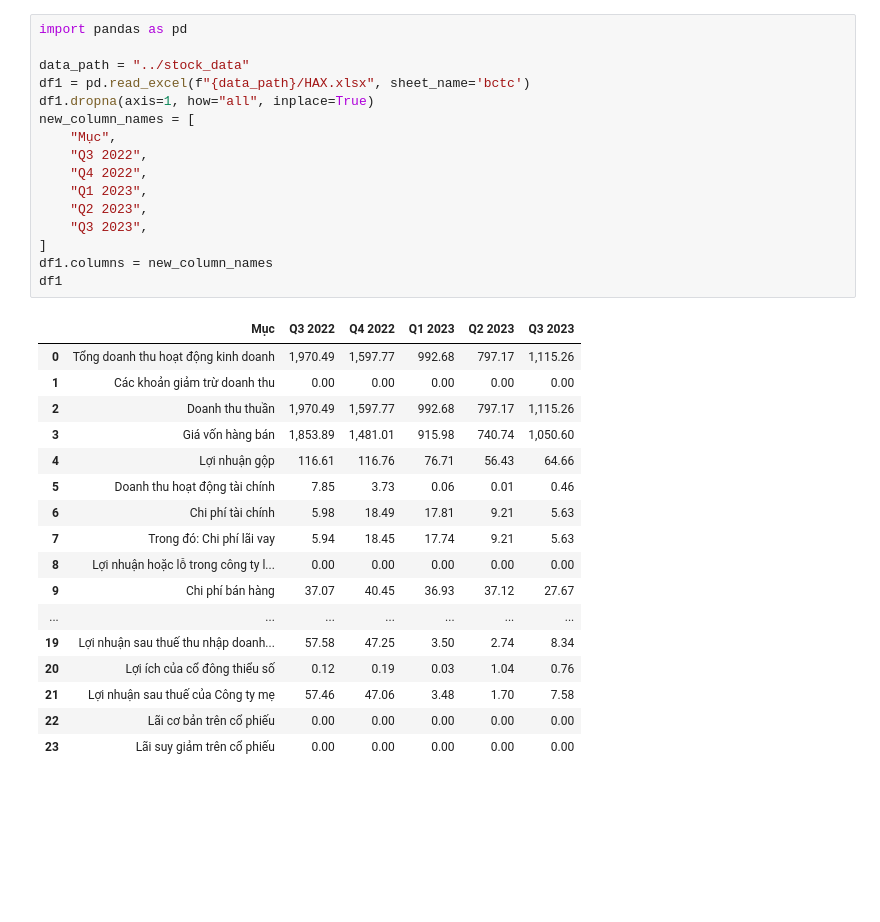
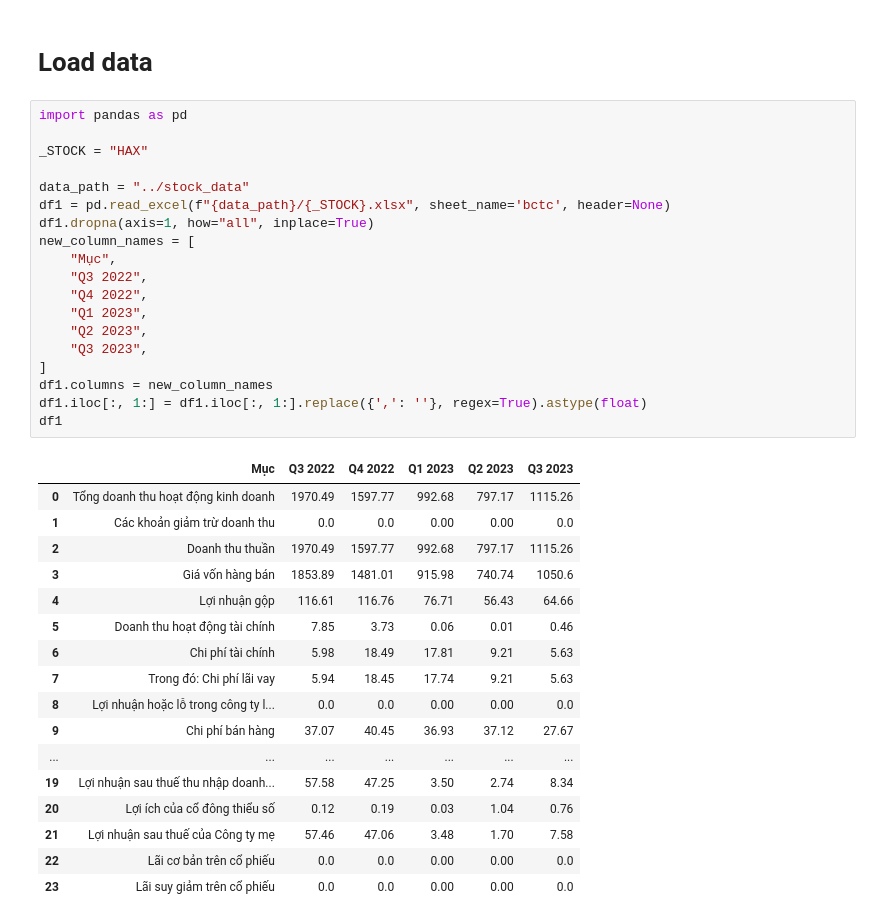
Before and after one commit to iampkn/fis, a Jupyter notebook: BE/test.ipynb, the cells around one changed output. Saved outputs shown, nothing was run; the diff lists cells and outputs as text; blank space fills up the shorter version.

```diff
--- a/BE/test.ipynb
+++ b/BE/test.ipynb
@@ -1,35 +1,40 @@
+# %% [markdown]
+# Load data
 # %%
 import pandas as pd
 
+_STOCK = "HAX"
+
 data_path = "../stock_data"
-df1 = pd.read_excel(f"{data_path}/HAX.xlsx", sheet_name='bctc')
+df1 = pd.read_excel(f"{data_path}/{_STOCK}.xlsx", sheet_name='bctc', header=None)
 df1.dropna(axis=1, how="all", inplace=True)
 new_column_names = [
     "Mục",
     "Q3 2022",
     "Q4 2022",
     "Q1 2023",
     "Q2 2023",
     "Q3 2023",
 ]
 df1.columns = new_column_names
+df1.iloc[:, 1:] = df1.iloc[:, 1:].replace({',': ''}, regex=True).astype(float)
 df1
 # %% [output]
 |  | Mục | Q3 2022 | Q4 2022 | Q1 2023 | Q2 2023 | Q3 2023 |
-| 0 | Tổng doanh thu hoạt động kinh doanh | 1,970.49 | 1,597.77 | 992.68 | 797.17 | 1,115.26 |
-| 1 | Các khoản giảm trừ doanh thu | 0.00 | 0.00 | 0.00 | 0.00 | 0.00 |
-| 2 | Doanh thu thuần | 1,970.49 | 1,597.77 | 992.68 | 797.17 | 1,115.26 |
-| 3 | Giá vốn hàng bán | 1,853.89 | 1,481.01 | 915.98 | 740.74 | 1,050.60 |
+| 0 | Tổng doanh thu hoạt động kinh doanh | 1970.49 | 1597.77 | 992.68 | 797.17 | 1115.26 |
+| 1 | Các khoản giảm trừ doanh thu | 0.0 | 0.0 | 0.00 | 0.00 | 0.0 |
+| 2 | Doanh thu thuần | 1970.49 | 1597.77 | 992.68 | 797.17 | 1115.26 |
+| 3 | Giá vốn hàng bán | 1853.89 | 1481.01 | 915.98 | 740.74 | 1050.6 |
 | 4 | Lợi nhuận gộp | 116.61 | 116.76 | 76.71 | 56.43 | 64.66 |
 | 5 | Doanh thu hoạt động tài chính | 7.85 | 3.73 | 0.06 | 0.01 | 0.46 |
 | 6 | Chi phí tài chính | 5.98 | 18.49 | 17.81 | 9.21 | 5.63 |
 | 7 | Trong đó: Chi phí lãi vay | 5.94 | 18.45 | 17.74 | 9.21 | 5.63 |
-| 8 | Lợi nhuận hoặc lỗ trong công ty l... | 0.00 | 0.00 | 0.00 | 0.00 | 0.00 |
+| 8 | Lợi nhuận hoặc lỗ trong công ty l... | 0.0 | 0.0 | 0.00 | 0.00 | 0.0 |
 | 9 | Chi phí bán hàng | 37.07 | 40.45 | 36.93 | 37.12 | 27.67 |
 | ... | ... | ... | ... | ... | ... | ... |
 | 19 | Lợi nhuận sau thuế thu nhập doanh... | 57.58 | 47.25 | 3.50 | 2.74 | 8.34 |
 | 20 | Lợi ích của cổ đông thiểu số | 0.12 | 0.19 | 0.03 | 1.04 | 0.76 |
 | 21 | Lợi nhuận sau thuế của Công ty mẹ | 57.46 | 47.06 | 3.48 | 1.70 | 7.58 |
-| 22 | Lãi cơ bản trên cổ phiếu | 0.00 | 0.00 | 0.00 | 0.00 | 0.00 |
-| 23 | Lãi suy giảm trên cổ phiếu | 0.00 | 0.00 | 0.00 | 0.00 | 0.00 |
+| 22 | Lãi cơ bản trên cổ phiếu | 0.0 | 0.0 | 0.00 | 0.00 | 0.0 |
+| 23 | Lãi suy giảm trên cổ phiếu | 0.0 | 0.0 | 0.00 | 0.00 | 0.0 |
 # %%
```
Also changed, not shown: parts of 11 cells of this notebook, 4 other files.
